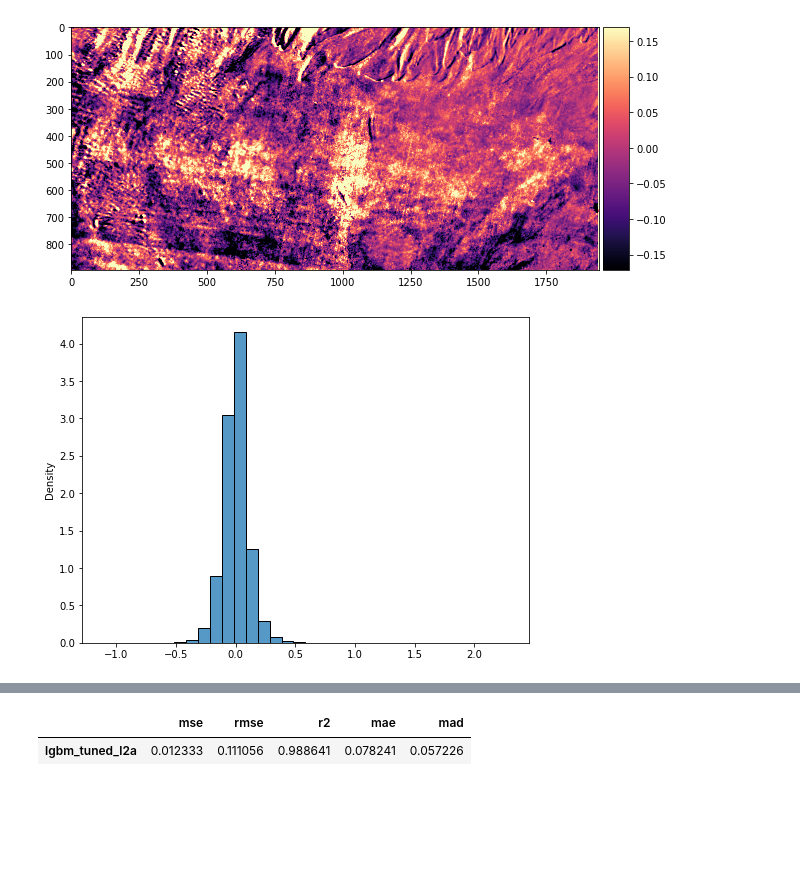
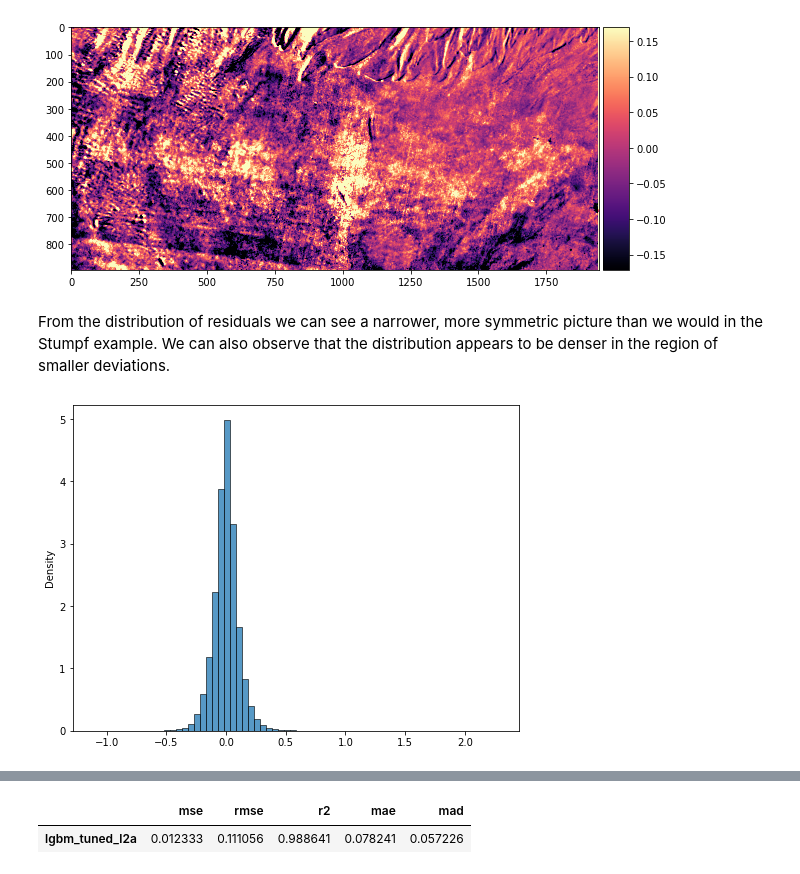
Before and after one commit to WalternativE/evaluation-preprocessing-methods-sentinel2-ml-based-bathymetry-estimation, a Jupyter notebook: notebooks/11__lgbm_calibration_bahamas.ipynb, the cells around one changed output, grey strips where cells are left out. Saved outputs shown, nothing was run; the diff lists cells and outputs as text; code cells hidden in the pictures; blank space fills up the shorter version.

```diff
--- a/notebooks/11__lgbm_calibration_bahamas.ipynb
+++ b/notebooks/11__lgbm_calibration_bahamas.ipynb
@@ -191,10 +241,12 @@ eolx.visualization.plot_ndarray_band(l2a_sdb_errors, cmap='magma')
 plt.show()
 # %% [output]
 [figure]
+# %% [markdown]
+From the distribution of residuals we can see a narrower, more symmetric picture than we would in the Stumpf example. We can also observe that the distribution appears to be denser in the region of smaller deviations.
 # %%
 fig, ax = plt.subplots(figsize=(8, 6))
 l2a_sdb_residuals = l2a_sdb_estimation_values - y_all
-sns.histplot(l2a_sdb_residuals, binwidth=0.1, stat='density', ax=ax)
+sns.histplot(l2a_sdb_residuals, binwidth=0.05, stat='density', ax=ax)
 plt.show()
 # %% [output]
-[figure, old version]
+[figure, new version]
```
Also changed, not shown: parts of 51 cells of this notebook, 4 other files.
